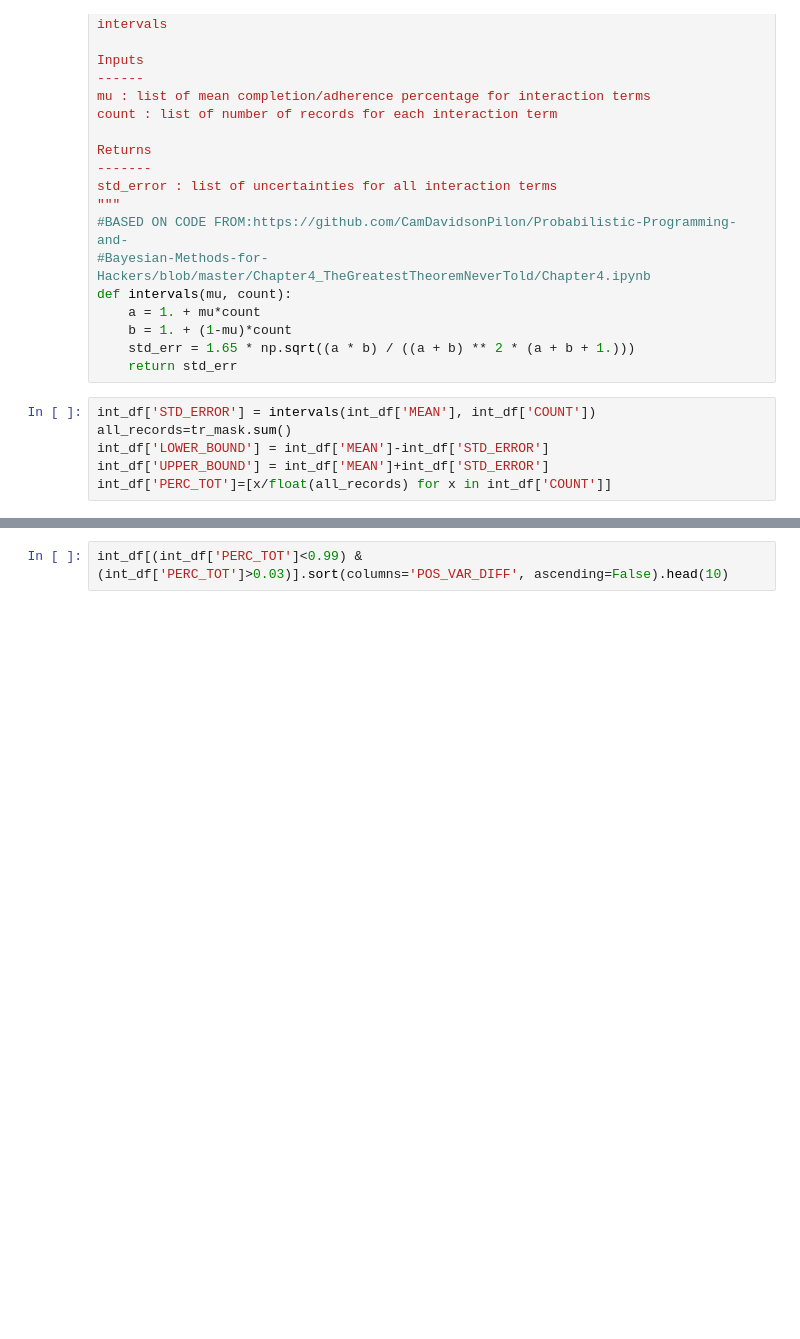
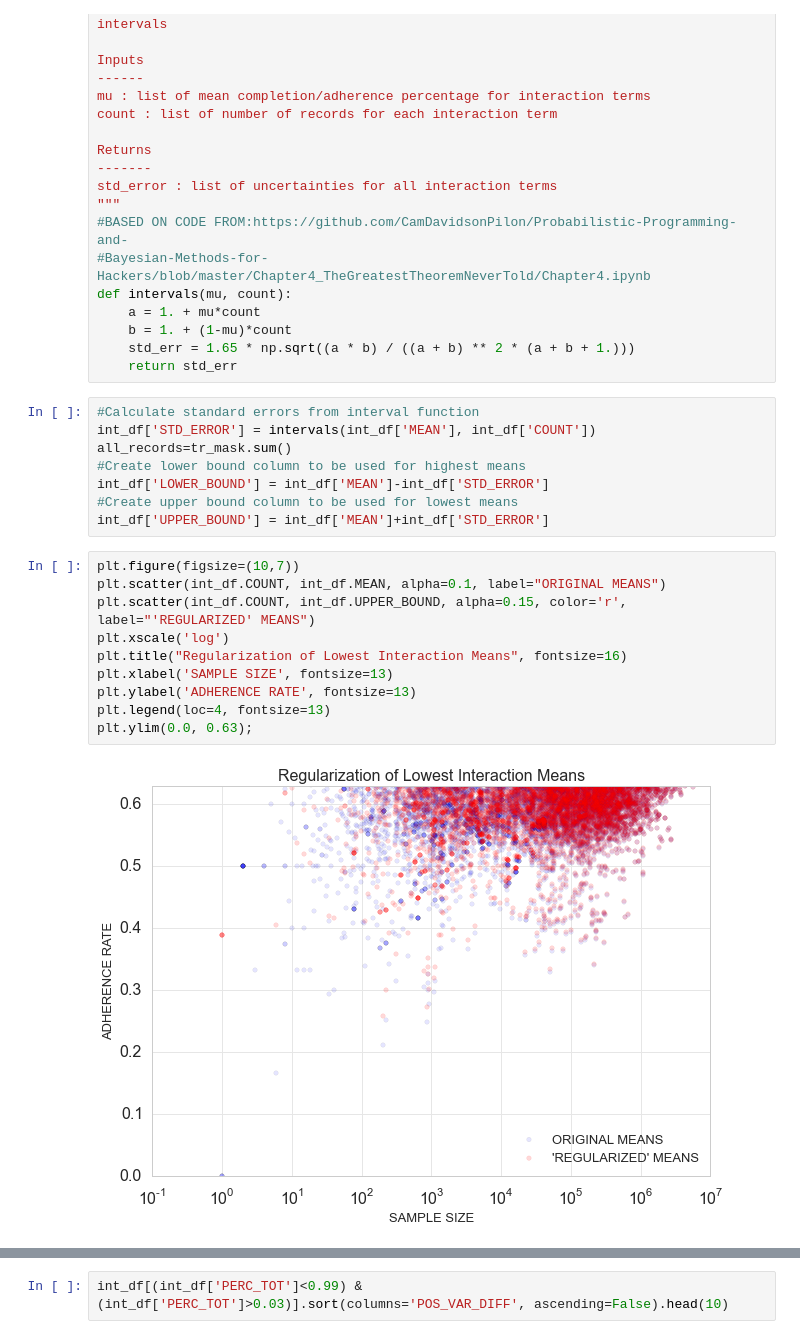
Before and after one commit to TNames/DRUG_TREATMENT_PROJECT, a Jupyter notebook: Process_Book.ipynb, the cells around one changed output, grey strips where cells are left out. Cells and saved outputs as stored; diff of their text form; blank space fills up the shorter version.

```diff
--- a/Process_Book.ipynb
+++ b/Process_Book.ipynb
@@ -889,8 +934,22 @@ def intervals(mu, count):
     std_err = 1.65 * np.sqrt((a * b) / ((a + b) ** 2 * (a + b + 1.)))
     return std_err
 # %%
+#Calculate standard errors from interval function
 int_df['STD_ERROR'] = intervals(int_df['MEAN'], int_df['COUNT'])
 all_records=tr_mask.sum()
+#Create lower bound column to be used for highest means
 int_df['LOWER_BOUND'] = int_df['MEAN']-int_df['STD_ERROR']
+#Create upper bound column to be used for lowest means
 int_df['UPPER_BOUND'] = int_df['MEAN']+int_df['STD_ERROR']
-int_df['PERC_TOT']=[x/float(all_records) for x in int_df['COUNT']]
+# %%
+plt.figure(figsize=(10,7))
+plt.scatter(int_df.COUNT, int_df.MEAN, alpha=0.1, label="ORIGINAL MEANS")
+plt.scatter(int_df.COUNT, int_df.UPPER_BOUND, alpha=0.15, color='r', label="'REGULARIZED' MEANS")
+plt.xscale('log')
+plt.title("Regularization of Lowest Interaction Means", fontsize=16)
+plt.xlabel('SAMPLE SIZE', fontsize=13)
+plt.ylabel('ADHERENCE RATE', fontsize=13)
+plt.legend(loc=4, fontsize=13)
+plt.ylim(0.0, 0.63);
+# %% [output]
+[figure, added]
```
Also changed, not shown: parts of 23 cells of this notebook.
